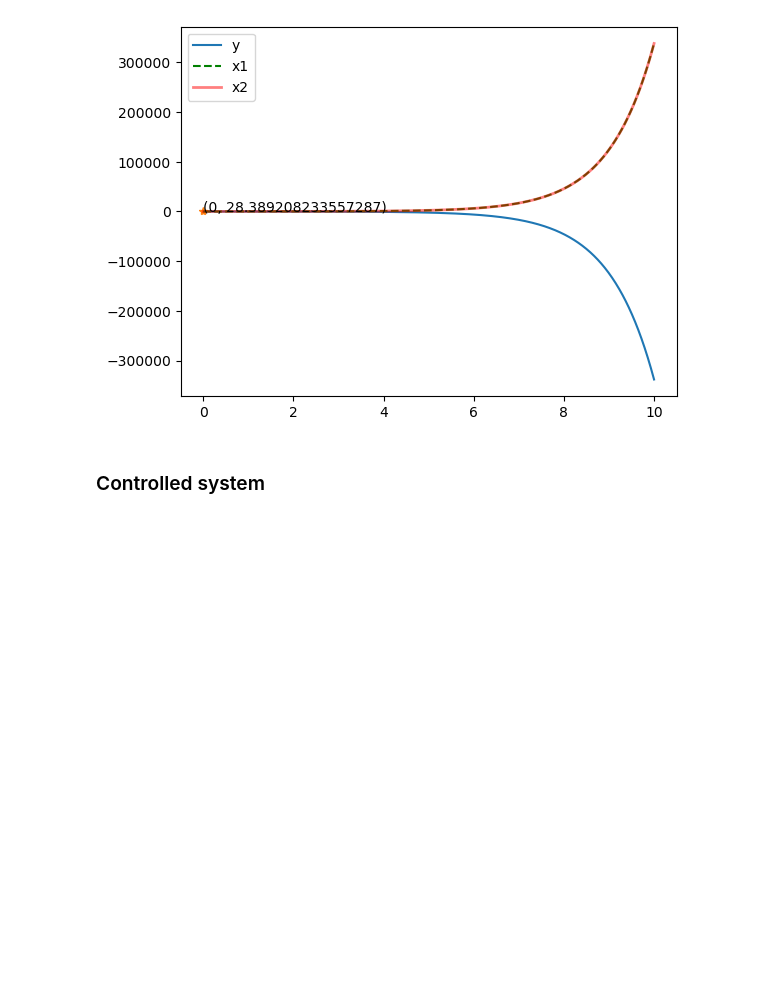
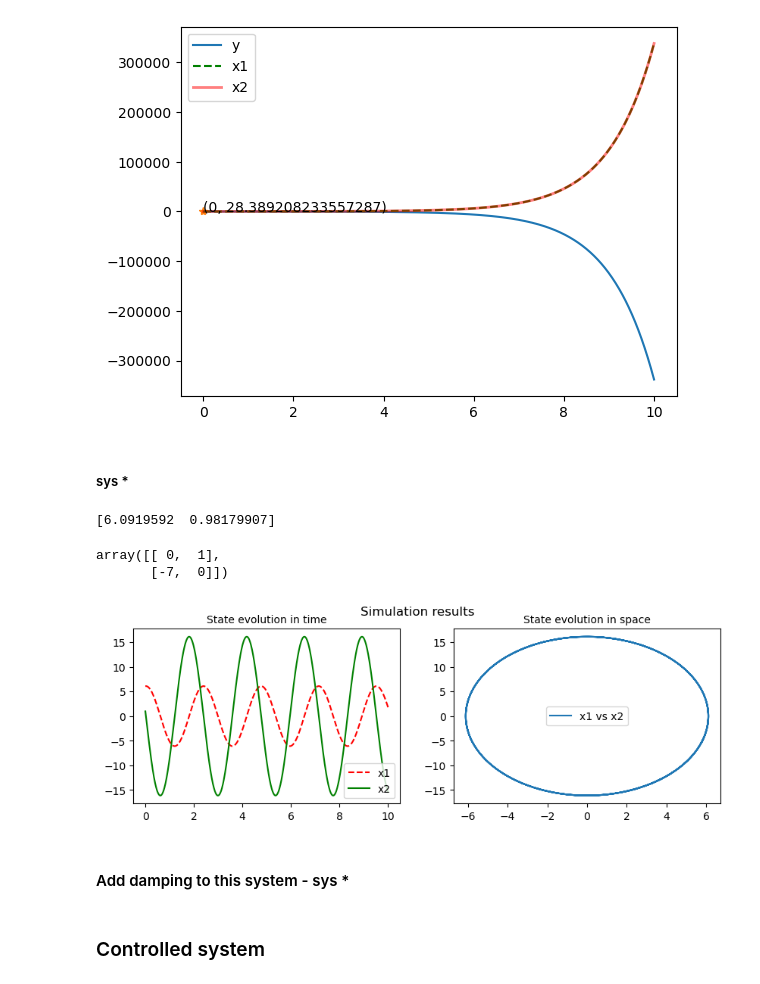
Before and after one commit to medjaijedi/MAS_Final_Project, a Jupyter notebook: constant_outputtracking_constdist.ipynb, the cells around one changed output. Cells and saved outputs as stored; diff of their text form; code cells hidden in the pictures; blank space fills up the shorter version.

```diff
--- a/constant_outputtracking_constdist.ipynb
+++ b/constant_outputtracking_constdist.ipynb
@@ -235,3 +239,40 @@ plt.legend()
 plt.show()
 # %% [output]
 [figure]
+# %% [markdown]
+##### sys *
+# %%
+#System matrices and function, constant definitions
+A = np.array([[0,1],[0,0]])
+B = np.array([[0],[1]])
+C = np.array([1,0])
+x0 = np.random.rand(2,)*7
+print(x0)
+k = -7
+def xdot(t,x,A,B,C,k):
+    return A.dot(x) + (k * B.dot(C.reshape(1,2))).dot(x)
+# %% [output]
+[6.0919592  0.98179907]
+# %%
+A + k * B.dot(C.reshape(1,2))
+# %% [output]
+array([[ 0,  1],
+       [-7,  0]])
+# %%
+xint = integrate.solve_ivp(xdot,y0=x0,t_span=[0,10],args=(A,B,C,k),t_eval=np.linspace(0,10,1000),vectorized=True)
+#xint.y[0]
+# %%
+fig,ax = plt.subplots(nrows= 1, ncols = 2, figsize=(10,3))
+ax[0].plot(xint.t,xint.y[0],'r--',label="x1")
+ax[0].plot(xint.t,xint.y[1],'g',label="x2")
+ax[0].legend()
+ax[0].set_title("State evolution in time",fontsize=10)
+ax[1].plot(xint.y[0],xint.y[1],label="x1 vs x2")
+ax[1].legend()
+ax[1].set_title("State evolution in space",fontsize=10)
+fig.suptitle("Simulation results",fontsize=12)
+plt.show()
+# %% [output]
+[figure, added]
+# %% [markdown]
+#### Add damping to this system - sys *
```
Also changed, not shown: parts of 4 cells of this notebook.
